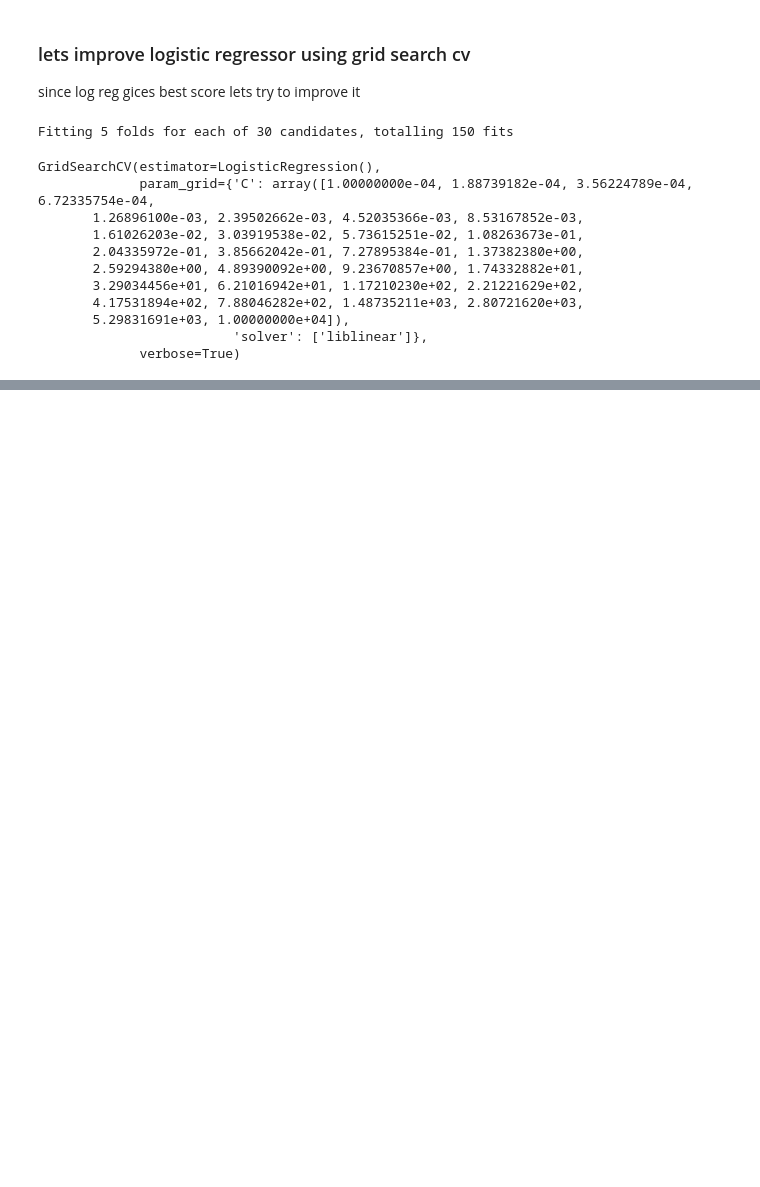
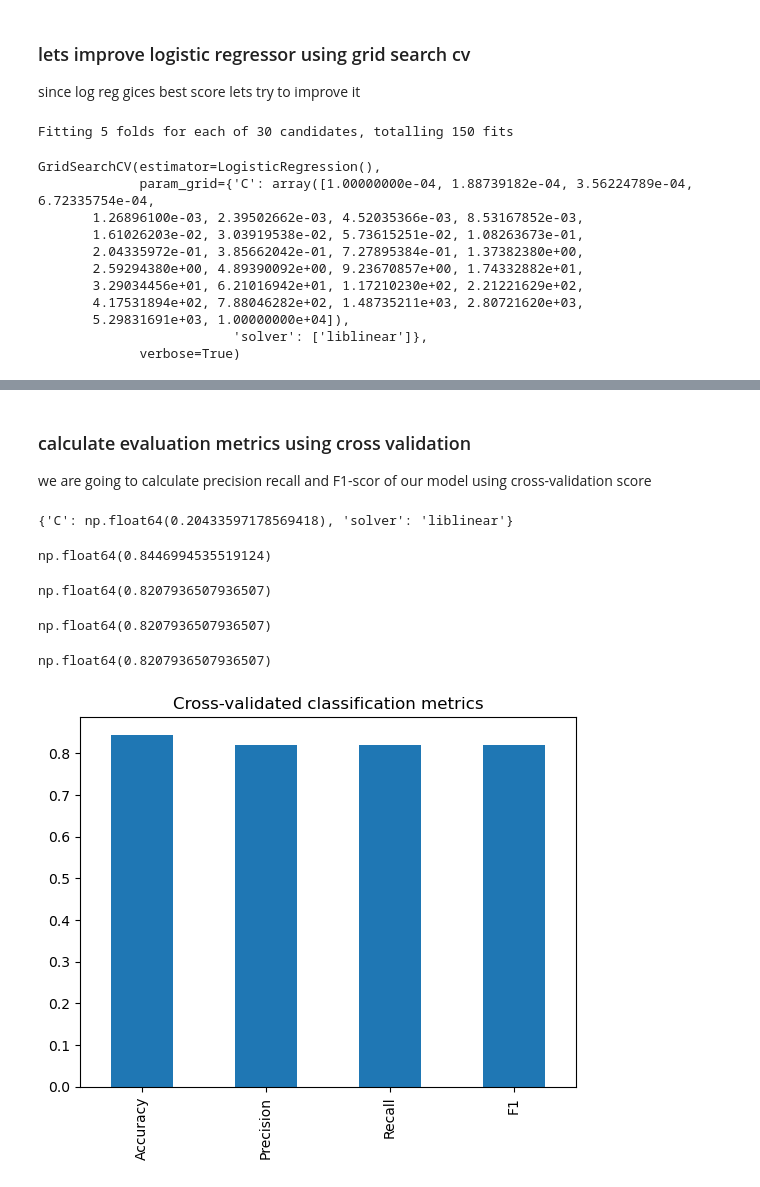
Before and after one commit to thesubodh1/Machine-Learning, a Jupyter notebook: Milestone-Heart-disease-classification-project.ipynb, the cells around one changed output, grey strips where cells are left out. Drawn from its saved outputs; the diff is of its cells as text; code cells hidden in the pictures; blank space fills up the shorter version.

```diff
--- a/Milestone-Heart-disease-classification-project.ipynb
+++ b/Milestone-Heart-disease-classification-project.ipynb
@@ -559,0 +612,4 @@ model_scores
+# %% [markdown]
+### calculate evaluation metrics using cross validation
+
+we are going to calculate precision recall and F1-scor of our model using cross-validation score
@@ -559,0 +618,5 @@ model_scores
+# %%
+# check best hyperparameters
+gs_log_reg.best_params_
+# %% [output]
+{'C': np.float64(0.20433597178569418), 'solver': 'liblinear'}
@@ -559,0 +628,36 @@ model_scores
+# %%
+cv_acc = np.mean(cv_acc)
+cv_acc
+# %% [output]
+np.float64(0.8446994535519124)
+# %%
+# cross-validated precision
+cv_precision = cross_val_score(clf,X,Y,scoring="precision")
+cv_precision = np.mean(cv_precision)
+cv_precision
+# %% [output]
+np.float64(0.8207936507936507)
+# %%
+# corss-validated Recall
+cv_recall = cross_val_score(clf,X,Y,scoring="recall")
+cv_recall = np.mean(cv_precision)
+cv_recall
+# %% [output]
+np.float64(0.8207936507936507)
+# %%
+# cross validated F1
+cv_f1 = cross_val_score(clf,X,Y,scoring="f1")
+cv_f1 = np.mean(cv_precision)
+cv_f1
+# %% [output]
+np.float64(0.8207936507936507)
+# %%
+# visaulize our cv metrics
+cv_metrics = pd.DataFrame({"Accuracy":cv_acc,
+                           "Precision":cv_precision,
+                           "Recall":cv_recall,
+                           "F1":cv_f1},index=[0])
+
+cv_metrics.T.plot.bar(title="Cross-validated classification metrics",legend=False);
+# %% [output]
+[figure, added]
```
Also changed, not shown: parts of 30 cells of this notebook.
